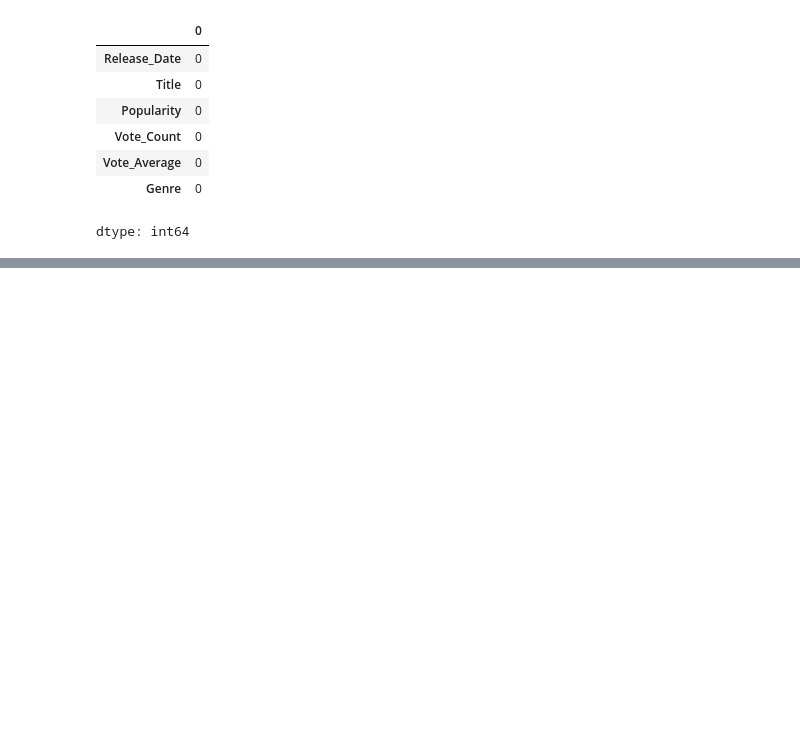
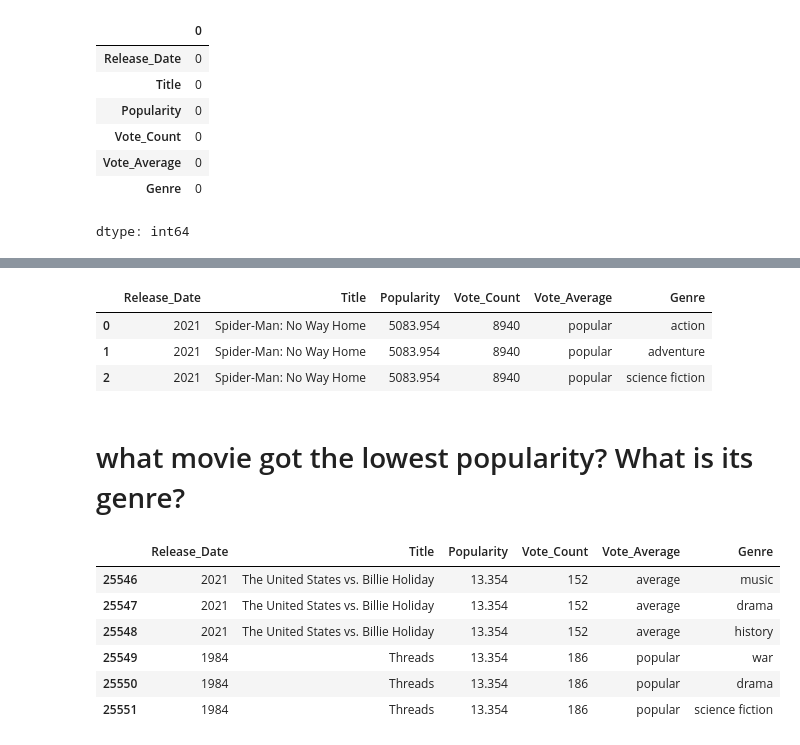
Before and after one commit to Roshanshres/netflix-data-analysis, a Jupyter notebook: netflix_data_analysis.ipynb, the cells around one changed output, grey strips where cells are left out. Drawn from its saved outputs; the diff is of its cells as text; code cells hidden in the pictures; blank space fills up the shorter version.

```diff
--- a/netflix_data_analysis.ipynb
+++ b/netflix_data_analysis.ipynb
@@ -188,0 +205,4 @@ dtype: int64
+# %%
+#casting column into category
+df['Genre'] = df['Genre'].astype('category')
+df['Genre'].dtypes
@@ -188,0 +316,19 @@ dtype: int64
+# %%
+df[df['Popularity'] == df['Popularity'].max()]
+# %% [output]
+|  | Release_Date | Title | Popularity | Vote_Count | Vote_Average | Genre |
+| 0 | 2021 | Spider-Man: No Way Home | 5083.954 | 8940 | popular | action |
+| 1 | 2021 | Spider-Man: No Way Home | 5083.954 | 8940 | popular | adventure |
+| 2 | 2021 | Spider-Man: No Way Home | 5083.954 | 8940 | popular | science fiction |
+# %% [markdown]
+# what movie got the lowest popularity? What is its genre?
+# %%
+df[df['Popularity'] == df['Popularity'].min()]
+# %% [output]
+|  | Release_Date | Title | Popularity | Vote_Count | Vote_Average | Genre |
+| 25546 | 2021 | The United States vs. Billie Holiday | 13.354 | 152 | average | music |
+| 25547 | 2021 | The United States vs. Billie Holiday | 13.354 | 152 | average | drama |
+| 25548 | 2021 | The United States vs. Billie Holiday | 13.354 | 152 | average | history |
+| 25549 | 1984 | Threads | 13.354 | 186 | popular | war |
+| 25550 | 1984 | Threads | 13.354 | 186 | popular | drama |
+| 25551 | 1984 | Threads | 13.354 | 186 | popular | science fiction |
```
Also changed, not shown: parts of 22 cells of this notebook.
